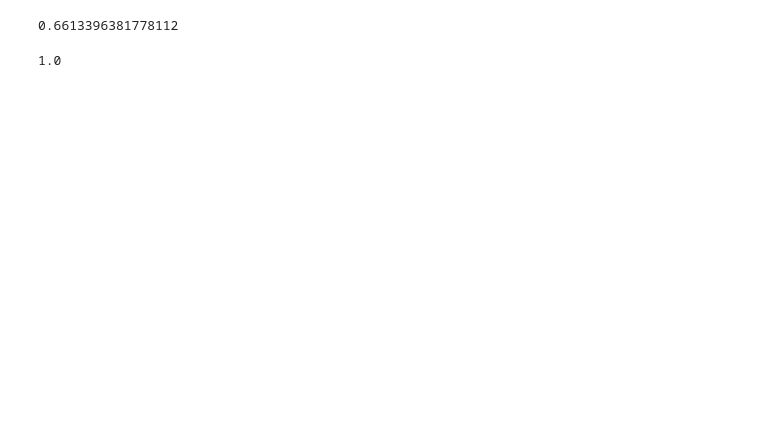
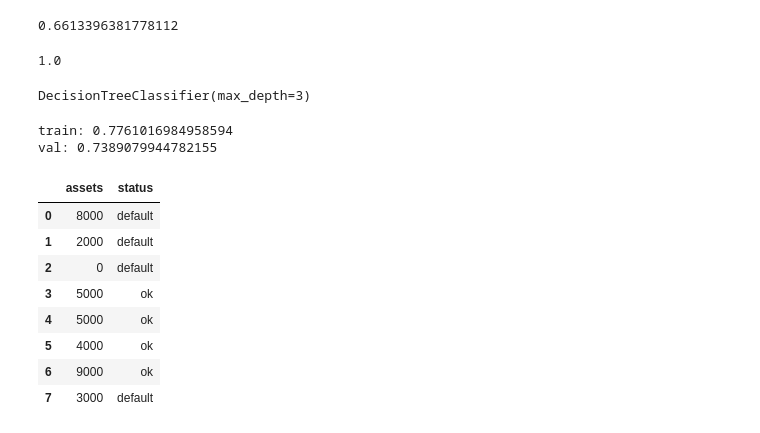
Before and after one commit to MedCoder001/Credit_Scoring_Project, a Jupyter notebook: model.ipynb, the cells around one changed output. Cells and saved outputs as stored; diff of their text form; code cells hidden in the pictures; blank space fills up the shorter version.

```diff
--- a/model.ipynb
+++ b/model.ipynb
@@ -193,3 +193,43 @@ y_pred = dt.predict_proba(X_train)[:, 1]
 roc_auc_score(y_train, y_pred)
 # %% [output]
 1.0
+# %%
+dt = DecisionTreeClassifier(max_depth=3)
+dt.fit(X_train, y_train)
+# %% [output]
+DecisionTreeClassifier(max_depth=3)
+# %%
+y_pred = dt.predict_proba(X_train)[:, 1]
+auc = roc_auc_score(y_train, y_pred)
+print('train:', auc)
+
+y_pred = dt.predict_proba(X_val)[:, 1]
+auc = roc_auc_score(y_val, y_pred)
+print('val:', auc)
+# %% [output]
+train: 0.7761016984958594
+val: 0.7389079944782155
+# %%
+data = [
+    [8000, 'default'],
+    [2000, 'default'],
+    [0, 'default'],
+    [5000, 'ok'],
+    [5000, 'ok'],
+    [4000, 'ok'],
+    [9000, 'ok'],
+    [3000, 'default'],
+]
+
+df_example = pd.DataFrame(data, columns=['assets', 'status'])
+df_example
+# %% [output]
+|  | assets | status |
+| 0 | 8000 | default |
+| 1 | 2000 | default |
+| 2 | 0 | default |
+| 3 | 5000 | ok |
+| 4 | 5000 | ok |
+| 5 | 4000 | ok |
+| 6 | 9000 | ok |
+| 7 | 3000 | default |
```
Also changed, not shown: parts of 12 cells of this notebook.
